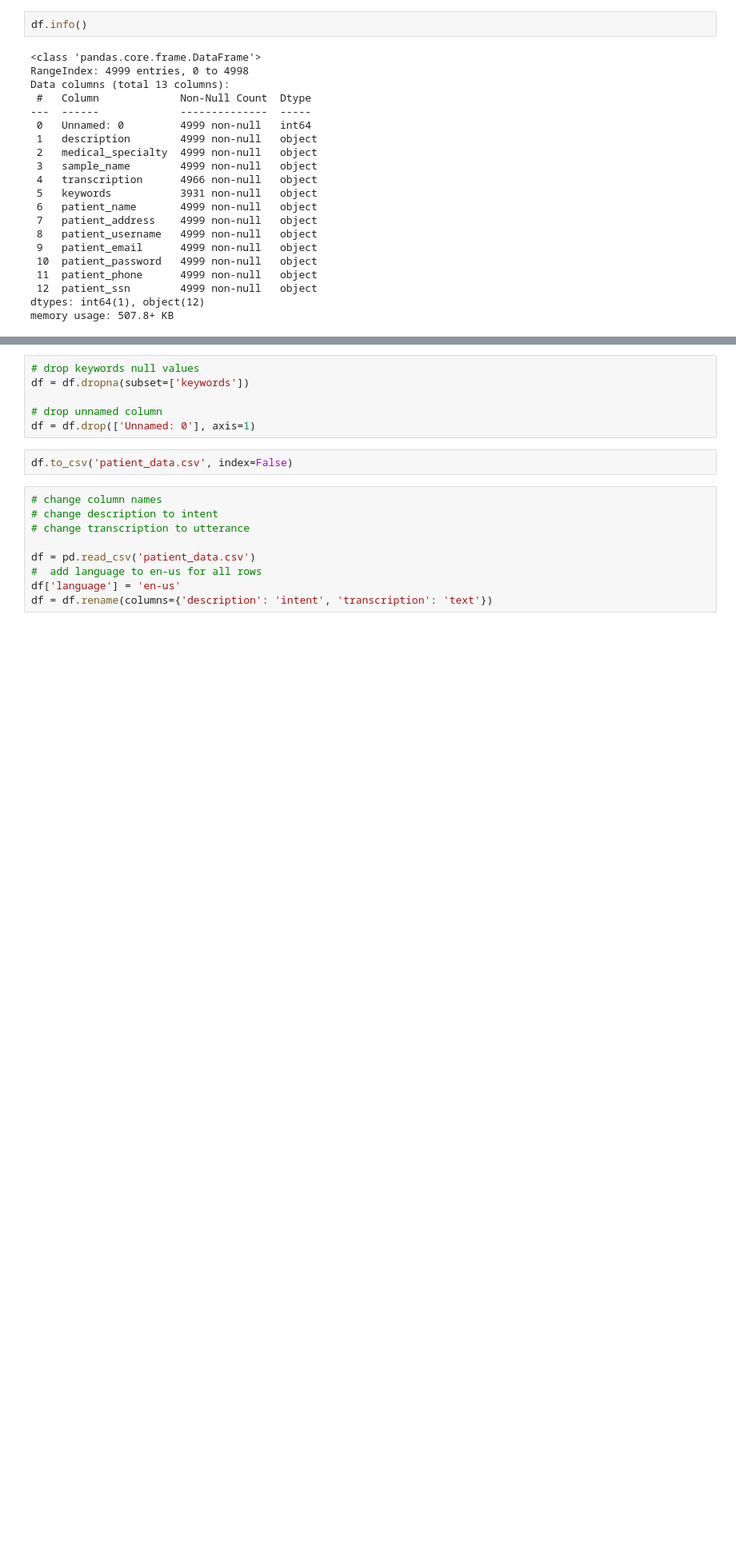
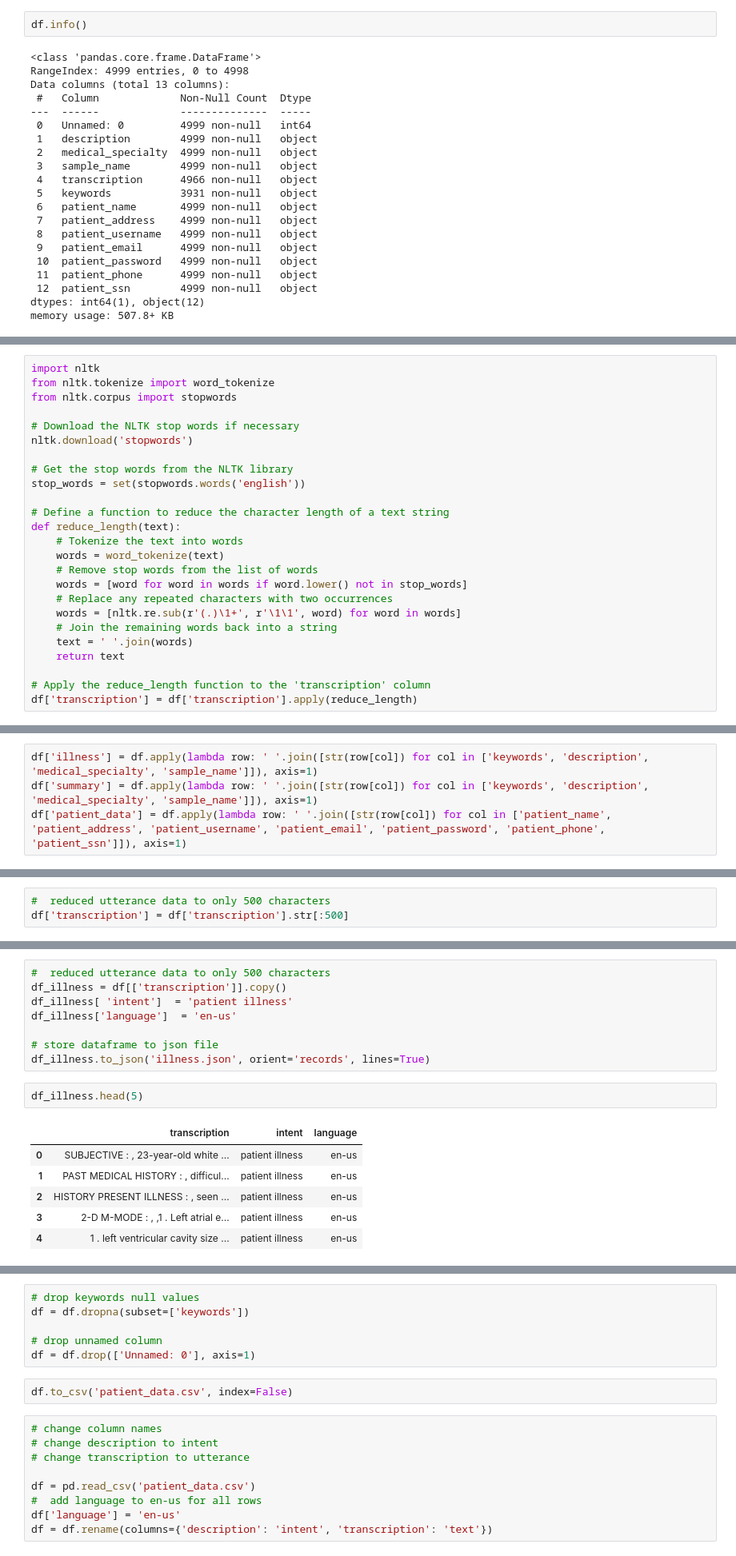
Before and after one commit to BethanyJep/medical_chat_app, a Jupyter notebook: data.ipynb, the cells around one changed output, grey strips where cells are left out. Shown at 80% size. Drawn from its saved outputs; the diff is of its cells as text; blank space fills up the shorter version.

Commit message:
data up

```diff
--- a/data.ipynb
+++ b/data.ipynb
@@ -77,0 +80,25 @@ memory usage: 507.8+ KB
+# %%
+import nltk
+from nltk.tokenize import word_tokenize
+from nltk.corpus import stopwords
+
+# Download the NLTK stop words if necessary
+nltk.download('stopwords')
+
+# Get the stop words from the NLTK library
+stop_words = set(stopwords.words('english'))
+
+# Define a function to reduce the character length of a text string
+def reduce_length(text):
+    # Tokenize the text into words
+    words = word_tokenize(text)
+    # Remove stop words from the list of words
+    words = [word for word in words if word.lower() not in stop_words]
+    # Replace any repeated characters with two occurrences
+    words = [nltk.re.sub(r'(.)\1+', r'\1\1', word) for word in words]
+    # Join the remaining words back into a string
+    text = ' '.join(words)
+    return text
+
+# Apply the reduce_length function to the 'transcription' column
+df['transcription'] = df['transcription'].apply(reduce_length)
@@ -77,0 +117,4 @@ memory usage: 507.8+ KB
+# %%
+df['illness'] = df.apply(lambda row: ' '.join([str(row[col]) for col in ['keywords', 'description', 'medical_specialty', 'sample_name']]), axis=1)
+df['summary'] = df.apply(lambda row: ' '.join([str(row[col]) for col in ['keywords', 'description', 'medical_specialty', 'sample_name']]), axis=1)
+df['patient_data'] = df.apply(lambda row: ' '.join([str(row[col]) for col in ['patient_name', 'patient_address', 'patient_username', 'patient_email', 'patient_password', 'patient_phone', 'patient_ssn']]), axis=1)
@@ -77,0 +129,3 @@ memory usage: 507.8+ KB
+# %%
+#  reduced utterance data to only 500 characters
+df['transcription'] = df['transcription'].str[:500]
@@ -77,0 +140,17 @@ memory usage: 507.8+ KB
+# %%
+#  reduced utterance data to only 500 characters
+df_illness = df[['transcription']].copy()
+df_illness[ 'intent']  = 'patient illness'
+df_illness['language']  = 'en-us'
+
+# store dataframe to json file
+df_illness.to_json('illness.json', orient='records', lines=True)
+# %%
+df_illness.head(5)
+# %% [output]
+|  | transcription | intent | language |
+| 0 | SUBJECTIVE : , 23-year-old white ... | patient illness | en-us |
+| 1 | PAST MEDICAL HISTORY : , difficul... | patient illness | en-us |
+| 2 | HISTORY PRESENT ILLNESS : , seen ... | patient illness | en-us |
+| 3 | 2-D M-MODE : , ,1 . Left atrial e... | patient illness | en-us |
+| 4 | 1 . left ventricular cavity size ... | patient illness | en-us |
```
Also changed, not shown: parts of 13 cells of this notebook, 3 other files.
